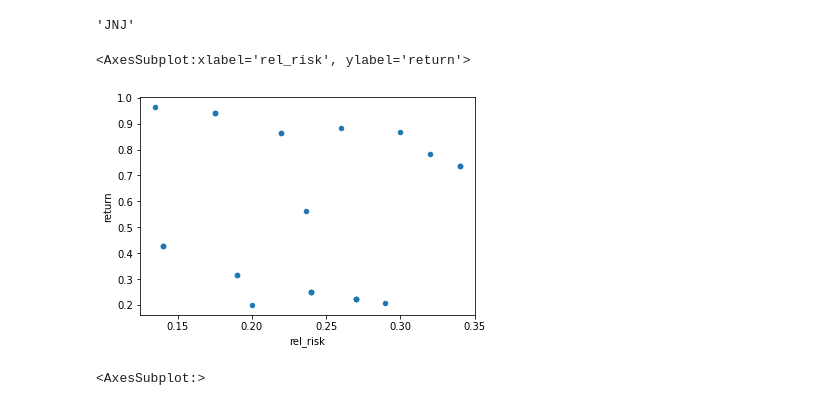
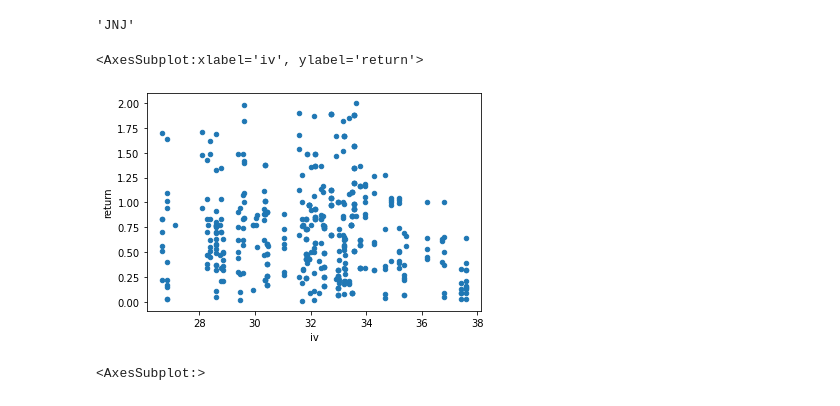
Before and after one commit to andermy/yahooScraper, a Jupyter notebook: test.ipynb, the cells around one changed output. Drawn from its saved outputs; the diff is of its cells as text; code cells hidden in the pictures.

```diff
--- a/test.ipynb
+++ b/test.ipynb
@@ -158,6 +158,6 @@ prices.tail()
 | 2022-03-04 | 7.60 | 7.68 | 7.15 | 7.31 | 7.31 | 1432300 | AHT | -0.068790 | 0.909155 | 2022-03-04 |
 | 2022-03-04 | 7.60 | 7.68 | 7.15 | 7.31 | 7.31 | 1433908 | AHT | 0.000000 | 0.897911 | 2022-03-04 |
 # %%
-o = i.Options(tickers[22])
+o = i.Options('AAPL')
 o.options
 # %% [output]
@@ -169,12 +181,12 @@ tickers[22]
 # %%
 s = o.returns
 #s[s.is_won].plot.scatter(x='probability', y='return')
 #s.plot.scatter(x='rel_risk', y='return')
-s[(s['rel_risk']>0)&(s['return']>0)&(s['return']<2)].plot.scatter(x='rel_risk', y='return')
+s[(s['rel_risk']>0)&(s['return']>0)&(s['return']<2)].plot.scatter(x='iv', y='return')
 #o.strikeDates[0].volRange
 # %% [output]
-<AxesSubplot:xlabel='rel_risk', ylabel='return'>
+<AxesSubplot:xlabel='iv', ylabel='return'>
-[figure, old version]
+[figure, new version]
 # %%
 prices.volatility.plot()
 # %% [output]
```
Also changed, not shown: parts of 1 cell of this notebook, 1 other file.
